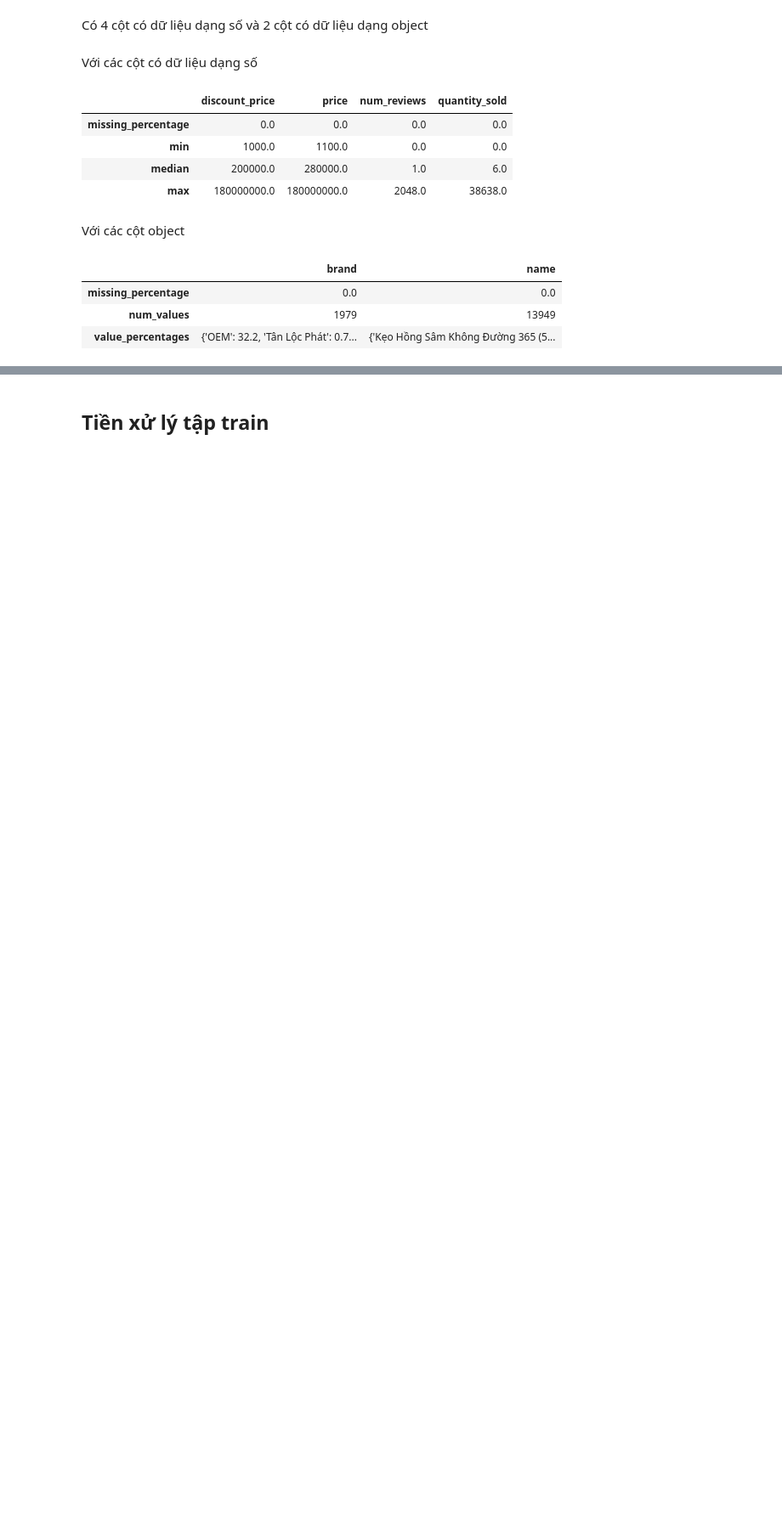
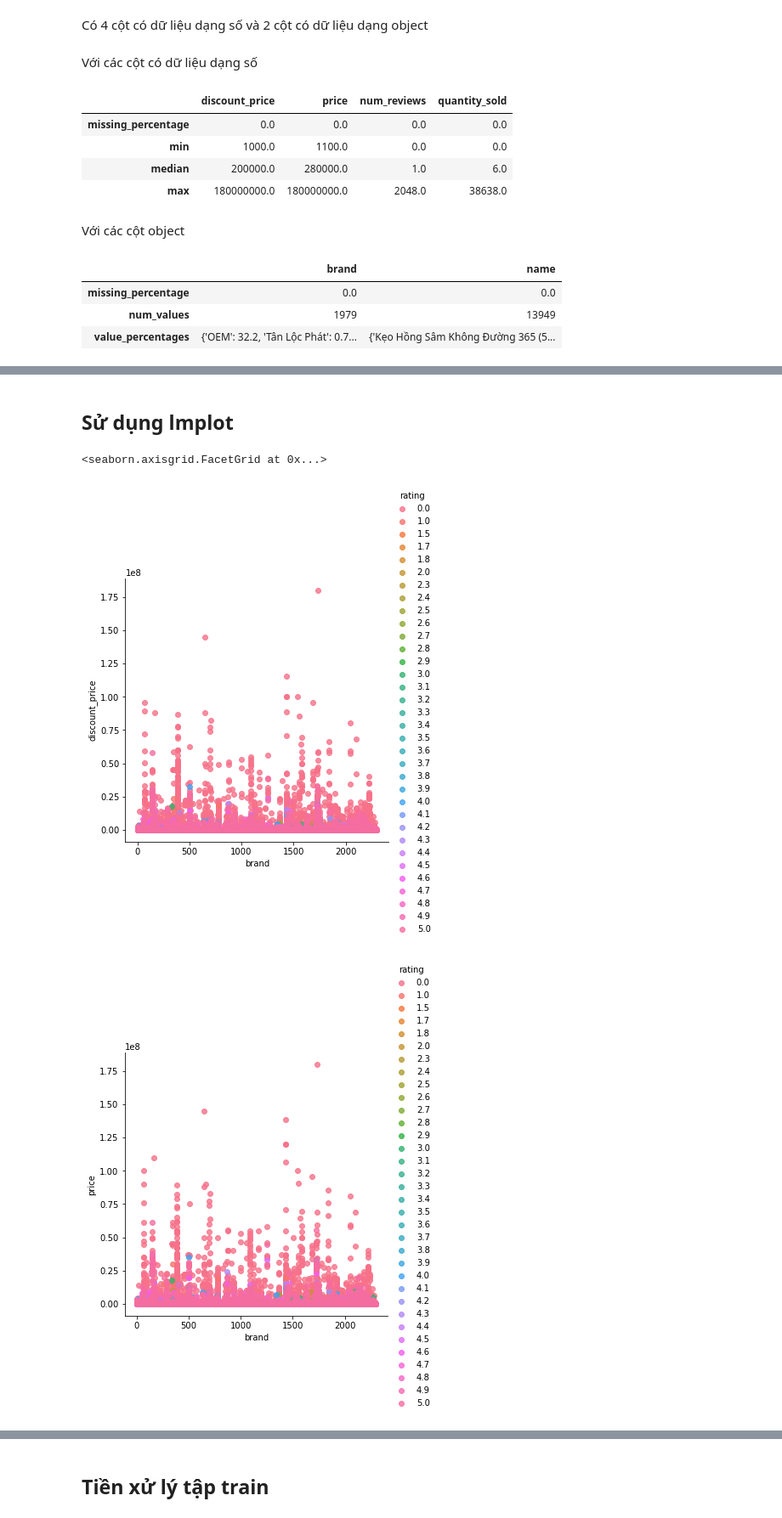
Before and after one commit to lethuyduong2000/Data-science_Project, a Jupyter notebook: predict.ipynb, the cells around one changed output, grey strips where cells are left out. Shown at 85% size. Drawn from its saved outputs; the diff is of its cells as text; code cells hidden in the pictures; blank space fills up the shorter version.

```diff
--- a/predict.ipynb
+++ b/predict.ipynb
@@ -276,0 +296,6 @@ df.agg([missing_percentage, num_values, value_percentages])
+# %%
+from sklearn import preprocessing
+l_enc = preprocessing.LabelEncoder()
+l_enc.fit(data_df["brand"].values)
+enc = l_enc.transform(data_df["brand"])
+enc
@@ -276,0 +336,20 @@ df.agg([missing_percentage, num_values, value_percentages])
+# %% [markdown]
+
+## Sử dụng lmplot
+# %%
+import matplotlib.pyplot as plt
+import seaborn as sns
+
+
+bar = pd.concat([pd.Series(enc), data_df[num_cols].reset_index(drop = True), data_df["rating"].reset_index(drop = True)], ignore_index = True, axis = 1)
+bar.columns = ["brand"] + num_cols + ["rating"]
+sns.color_palette("rocket_r", as_cmap=True)
+for i in range(len(num_cols)):
+    sns.lmplot(x = "brand", y = num_cols[i], data = bar, hue = "rating", fit_reg=False)
+
+
+sns.lmplot(x = "brand", y = "rating", data = bar, fit_reg=False)
+# %% [output]
+<seaborn.axisgrid.FacetGrid at 0x...>
+[figure, added]
+[figure, added]
```
Also changed, not shown: parts of 25 cells of this notebook, 6 other files.
